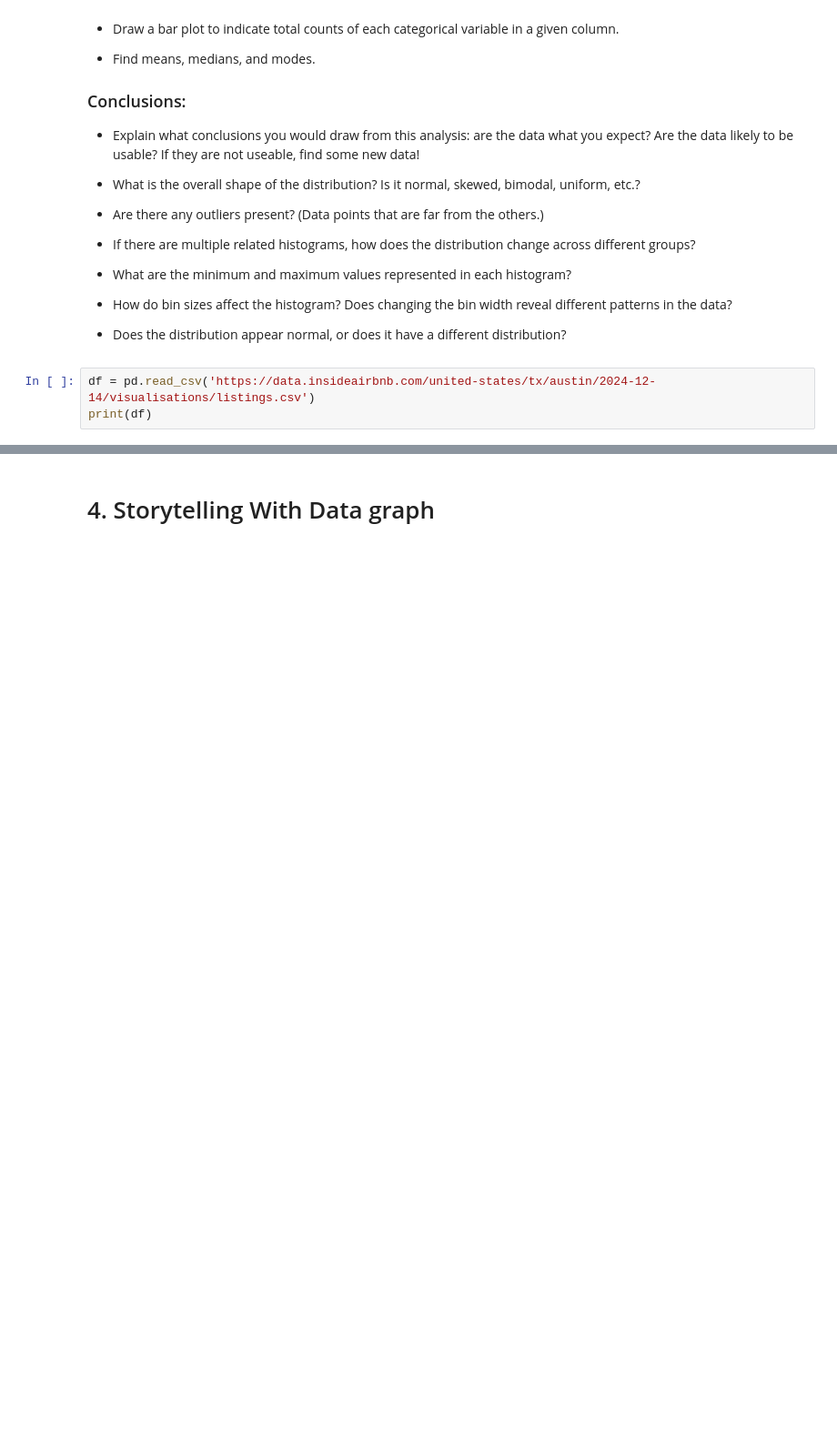
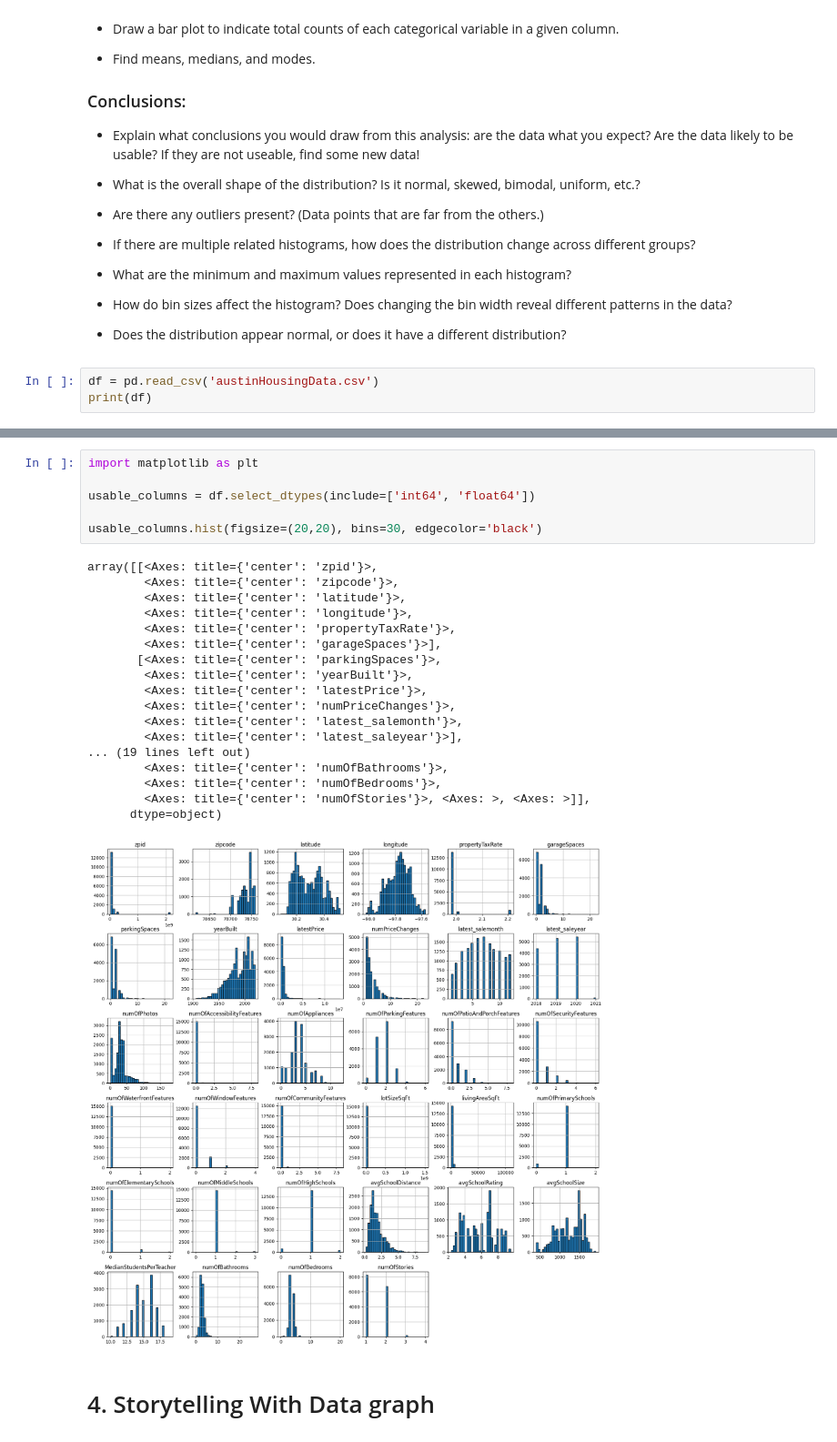
Before and after one commit to pr-rowe/Mod-O2-HW4, a Jupyter notebook: Week4.ipynb, the cells around one changed output, grey strips where cells are left out. Shown: that part at 91% size. Cells and saved outputs as stored; diff of their text form; blank space fills up the shorter version.

Commit message:
graphs done

```diff
--- a/Week4.ipynb
+++ b/Week4.ipynb
@@ -62,6 +62,6 @@ This week, you will do the same types of exercises as last week, but you should
 
 - Does the distribution appear normal, or does it have a different distribution?
 # %%
-df = pd.read_csv('https://data.insideairbnb.com/united-states/tx/austin/2024-12-14/visualisations/listings.csv')
+df = pd.read_csv('austinHousingData.csv')
 print(df)
 # %% [output]
@@ -85,3 +85,28 @@ print(df)
+# %%
+import matplotlib as plt
+
+usable_columns = df.select_dtypes(include=['int64', 'float64'])
+
+usable_columns.hist(figsize=(20,20), bins=30, edgecolor='black')
+# %% [output]
+array([[<Axes: title={'center': 'zpid'}>,
+        <Axes: title={'center': 'zipcode'}>,
+        <Axes: title={'center': 'latitude'}>,
+        <Axes: title={'center': 'longitude'}>,
+        <Axes: title={'center': 'propertyTaxRate'}>,
+        <Axes: title={'center': 'garageSpaces'}>],
+       [<Axes: title={'center': 'parkingSpaces'}>,
+        <Axes: title={'center': 'yearBuilt'}>,
+        <Axes: title={'center': 'latestPrice'}>,
+        <Axes: title={'center': 'numPriceChanges'}>,
+        <Axes: title={'center': 'latest_salemonth'}>,
+        <Axes: title={'center': 'latest_saleyear'}>],
+... (19 lines left out)
+        <Axes: title={'center': 'numOfBathrooms'}>,
+        <Axes: title={'center': 'numOfBedrooms'}>,
+        <Axes: title={'center': 'numOfStories'}>, <Axes: >, <Axes: >]],
+      dtype=object)
+[figure, added]
 # %% [markdown]
 # 4. Storytelling With Data graph
 # %% [markdown]
```
Also changed, not shown: parts of 1 cell of this notebook.
